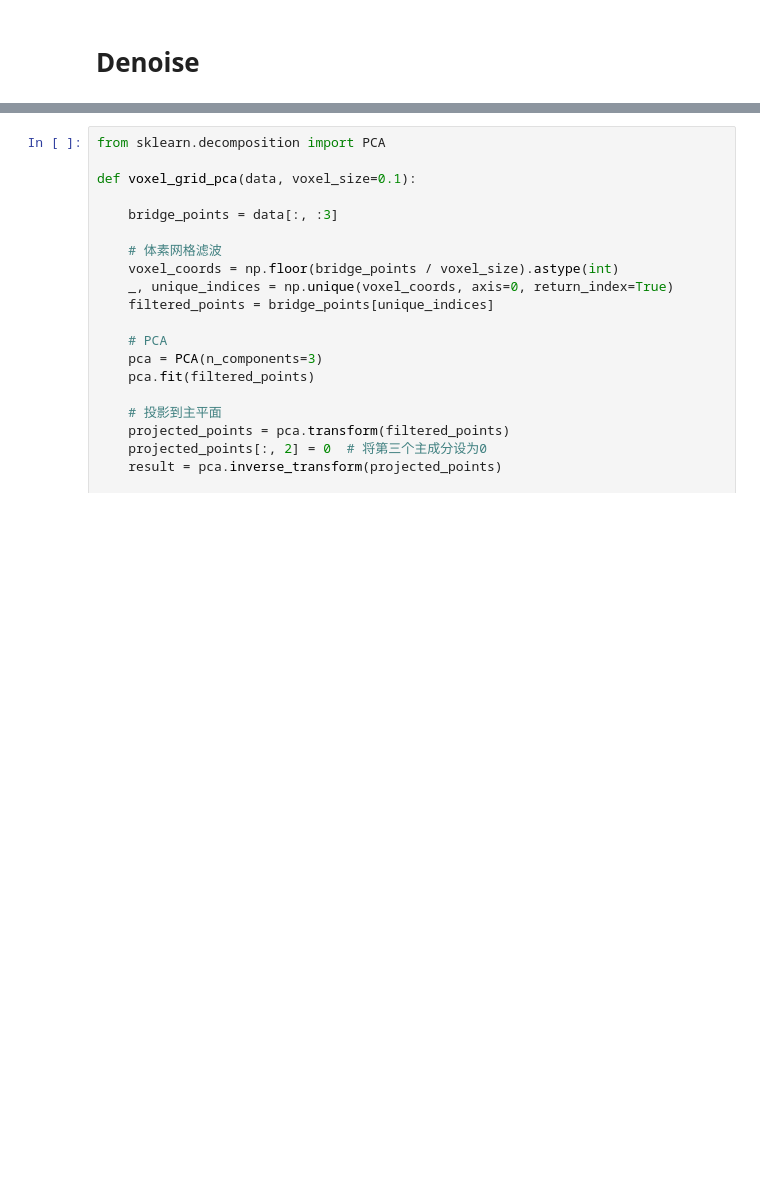
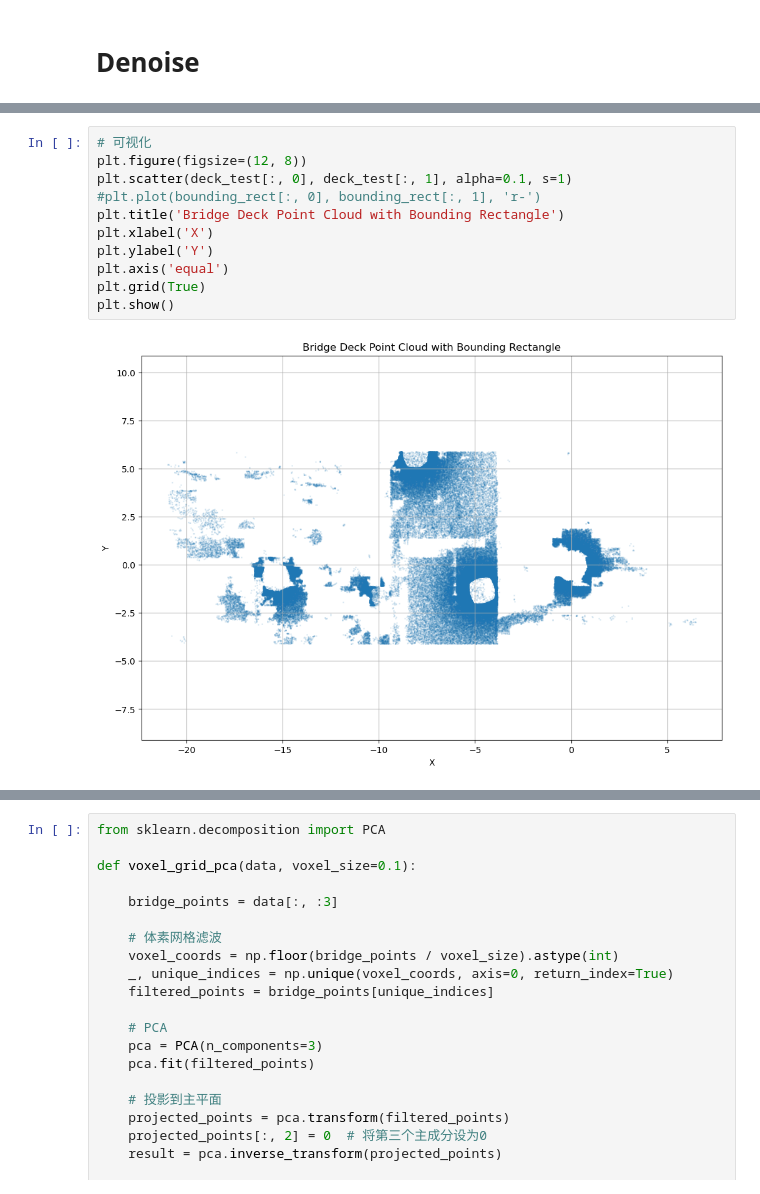
Before and after one commit to UT-Team-Chun/Pointcloud-bridge, a Jupyter notebook: Partsize-identical/wl_identical_usedeck.ipynb, the cells around one changed output, grey strips where cells are left out. Drawn from its saved outputs; the diff is of its cells as text; blank space fills up the shorter version.

```diff
--- a/Partsize-identical/wl_identical_usedeck.ipynb
+++ b/Partsize-identical/wl_identical_usedeck.ipynb
@@ -241,0 +415,13 @@ IndexError: index -1 is out of bounds for axis 0 with size 0
+# %%
+# 可视化
+plt.figure(figsize=(12, 8))
+plt.scatter(deck_test[:, 0], deck_test[:, 1], alpha=0.1, s=1)
+#plt.plot(bounding_rect[:, 0], bounding_rect[:, 1], 'r-')
+plt.title('Bridge Deck Point Cloud with Bounding Rectangle')
+plt.xlabel('X')
+plt.ylabel('Y')
+plt.axis('equal')
+plt.grid(True)
+plt.show()
+# %% [output]
+[figure, added]
```
Also changed, not shown: parts of 9 cells of this notebook, 1 other file.
